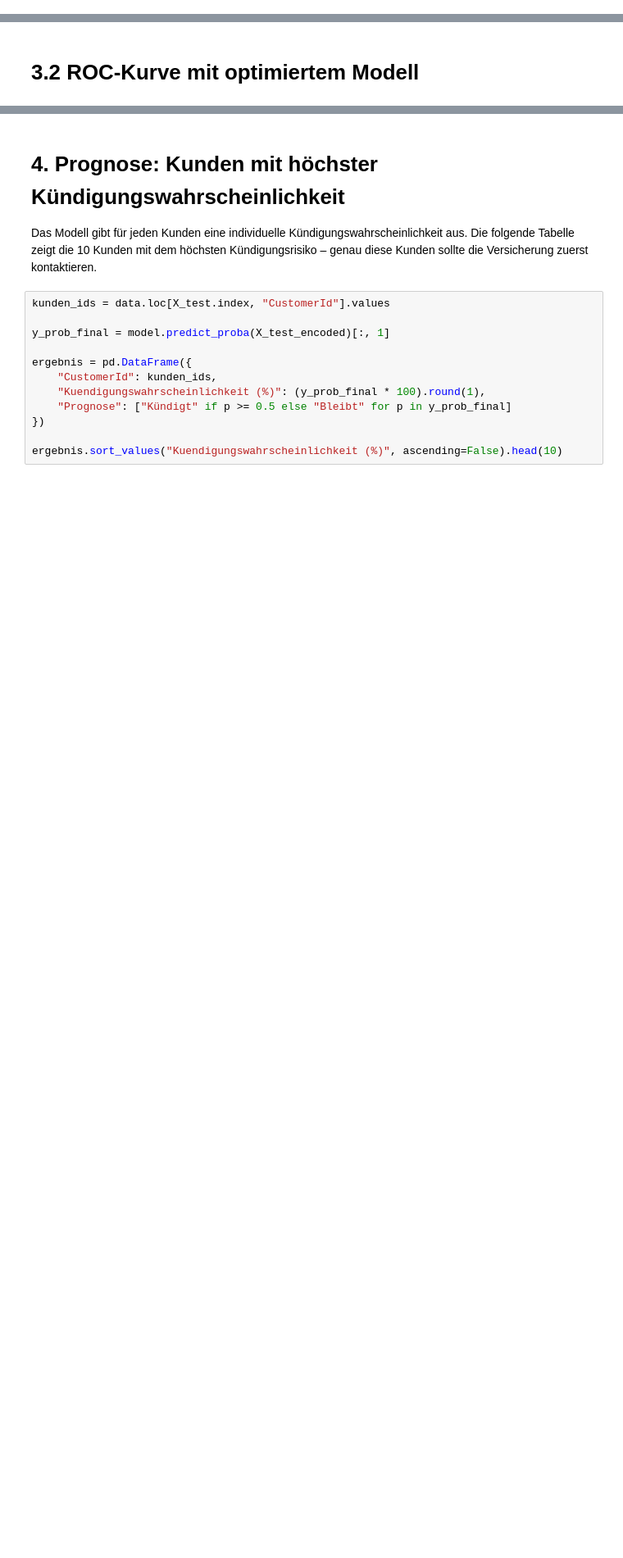
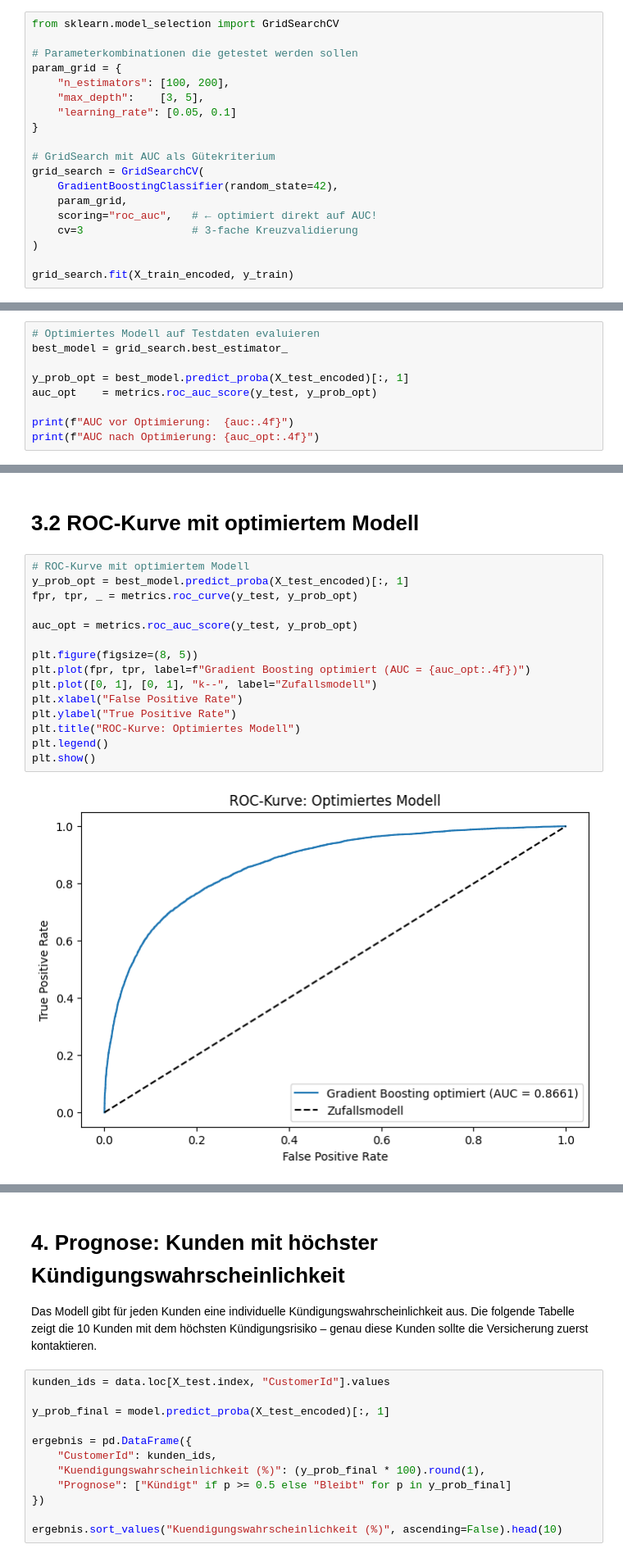
Before and after one commit to Oskar1324/churn-prediction-project, a Jupyter notebook: churn_project_1.ipynb, the cells around one changed output, grey strips where cells are left out. Shown at 82% size. Drawn from its saved outputs; the diff is of its cells as text; blank space fills up the shorter version.

```diff
--- a/churn_project_1.ipynb
+++ b/churn_project_1.ipynb
@@ -300,3 +377,22 @@ AUC-Wert: 86.57%
 Um den AUC-Wert weiter zu maximieren, optimieren wir die Hyperparameter
 des Modells mit GridSearchCV. Diese Methode testet systematisch verschiedene
 Parameterkombinationen und wählt die beste anhand der AUC aus.
+# %%
+from sklearn.model_selection import GridSearchCV
+
+# Parameterkombinationen die getestet werden sollen
+param_grid = {
+    "n_estimators": [100, 200],
+    "max_depth":    [3, 5],
+    "learning_rate": [0.05, 0.1]
+}
+
+# GridSearch mit AUC als Gütekriterium
+grid_search = GridSearchCV(
+    GradientBoostingClassifier(random_state=42),
+    param_grid,
+    scoring="roc_auc",   # ← optimiert direkt auf AUC!
+    cv=3                 # 3-fache Kreuzvalidierung
+)
+
+grid_search.fit(X_train_encoded, y_train)
@@ -302,0 +411,9 @@ Parameterkombinationen und wählt die beste anhand der AUC aus.
+# %%
+# Optimiertes Modell auf Testdaten evaluieren
+best_model = grid_search.best_estimator_
+
+y_prob_opt = best_model.predict_proba(X_test_encoded)[:, 1]
+auc_opt    = metrics.roc_auc_score(y_test, y_prob_opt)
+
+print(f"AUC vor Optimierung:  {auc:.4f}")
+print(f"AUC nach Optimierung: {auc_opt:.4f}")
@@ -303,2 +423,19 @@ Parameterkombinationen und wählt die beste anhand der AUC aus.
 # %% [markdown]
 # 3.2 ROC-Kurve mit optimiertem Modell
+# %%
+# ROC-Kurve mit optimiertem Modell
+y_prob_opt = best_model.predict_proba(X_test_encoded)[:, 1]
+fpr, tpr, _ = metrics.roc_curve(y_test, y_prob_opt)
+
+auc_opt = metrics.roc_auc_score(y_test, y_prob_opt)
+
+plt.figure(figsize=(8, 5))
+plt.plot(fpr, tpr, label=f"Gradient Boosting optimiert (AUC = {auc_opt:.4f})")
+plt.plot([0, 1], [0, 1], "k--", label="Zufallsmodell")
+plt.xlabel("False Positive Rate")
+plt.ylabel("True Positive Rate")
+plt.title("ROC-Kurve: Optimiertes Modell")
+plt.legend()
+plt.show()
+# %% [output]
+[figure, added]
```
Also changed, not shown: parts of 18 cells of this notebook.
